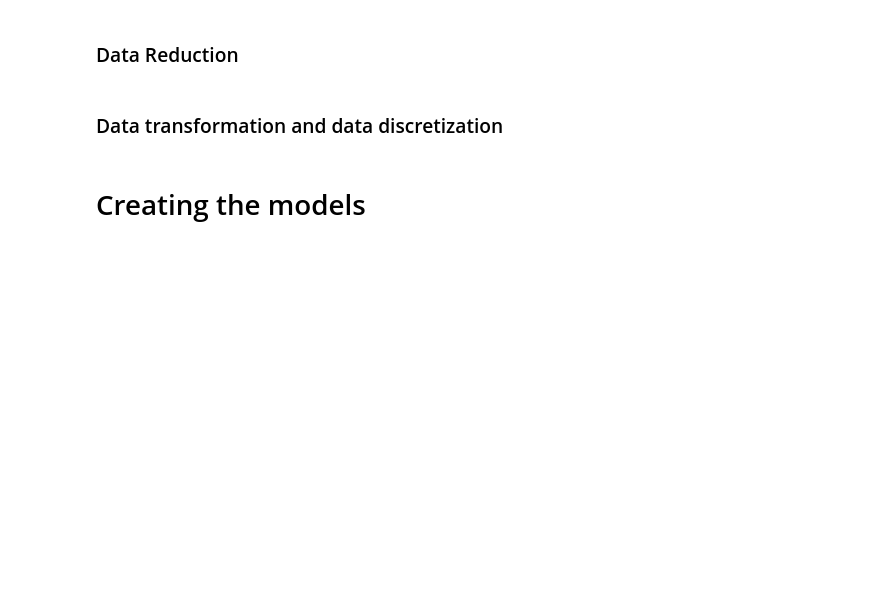
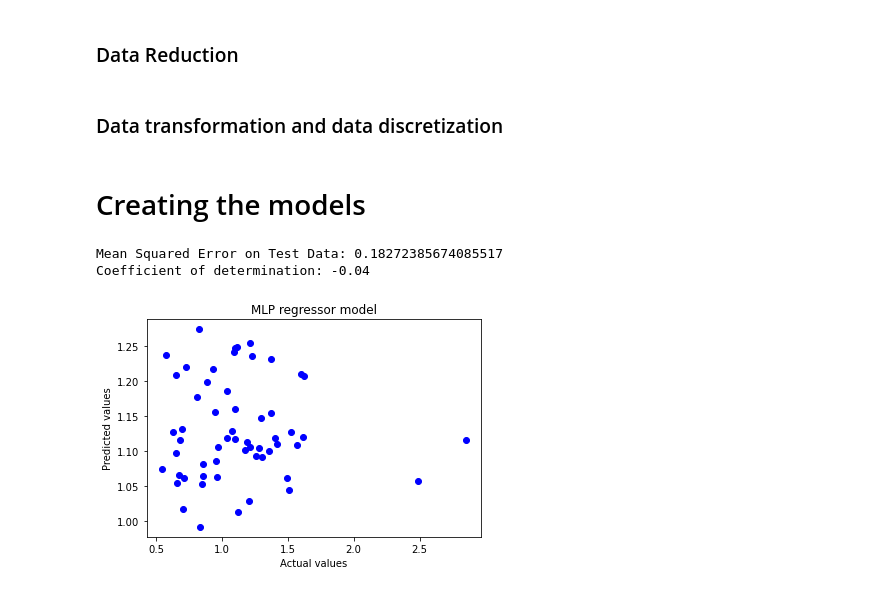
Before and after one commit to leobt23/Computational_Intelligence_forIOT, a Jupyter notebook: project_1/project_NNs.ipynb, the cells around one changed output. Cells and saved outputs as stored; diff of their text form; code cells hidden in the pictures; blank space fills up the shorter version.

Commit message:
1st model

```diff
--- a/project_1/project_NNs.ipynb
+++ b/project_1/project_NNs.ipynb
@@ -116,0 +125,56 @@ plt.show()
+# %%
+import numpy as np
+import pandas as pd
+import matplotlib.pyplot as plt
+import seaborn as sns
+import sklearn as sk
+from sklearn.neural_network import MLPRegressor
+from sklearn.model_selection import train_test_split
+from sklearn.metrics import mean_squared_error
+from sklearn.metrics import r2_score
+from sklearn.preprocessing import StandardScaler
+
+# copy dataset data
+data_copy = data.copy()
+
+# split dataset into input and output variables, y is the last column
+X = data_copy.iloc[:, :-1]
+y = data_copy.iloc[:, -1]
+
+# Define seed for reproducibility
+seed = 42
+
+# assuming X and y are your data
+X_train, X_test, y_train, y_test = train_test_split(X, y, test_size=0.2, random_state=seed)
+
+# Scale the data
+scaler = StandardScaler()
+X_train = scaler.fit_transform(X_train)
+X_test = scaler.transform(X_test)
+
+# create MLPRegressor model
+model = MLPRegressor(hidden_layer_sizes=(100,), activation='logistic', solver='sgd',
+                     early_stopping=True)
+
+# train the model
+model.fit(X_train, y_train)
+
+# predict on the test data
+y_pred = model.predict(X_test)
+
+# calculate the mean squared error
+mse = mean_squared_error(y_test, y_pred)
+print(f"Mean Squared Error on Test Data: {mse}")
+
+print('Coefficient of determination: %.2f' % r2_score(y_test, y_pred))
+
+# plotting the results
+plt.scatter(y_test, y_pred, color='blue')
+plt.title('MLP regressor model')
+plt.xlabel('Actual values')
+plt.ylabel('Predicted values')
+plt.show()
+# %% [output]
+Mean Squared Error on Test Data: 0.18272385674085517
+Coefficient of determination: -0.04
+[figure, added]
```
Also changed, not shown: parts of 9 cells of this notebook.
